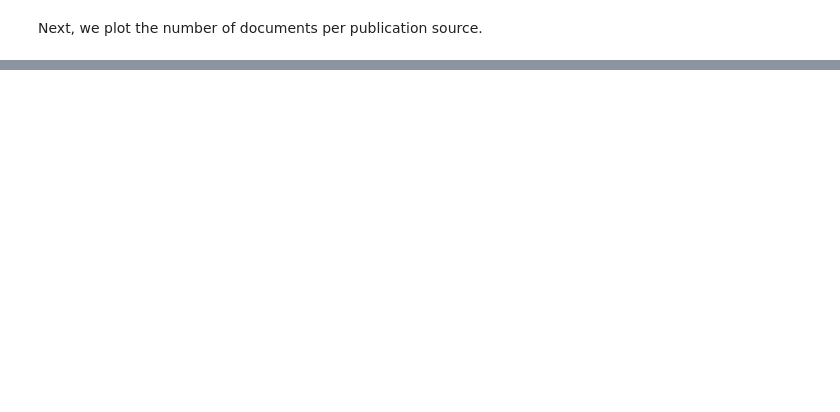
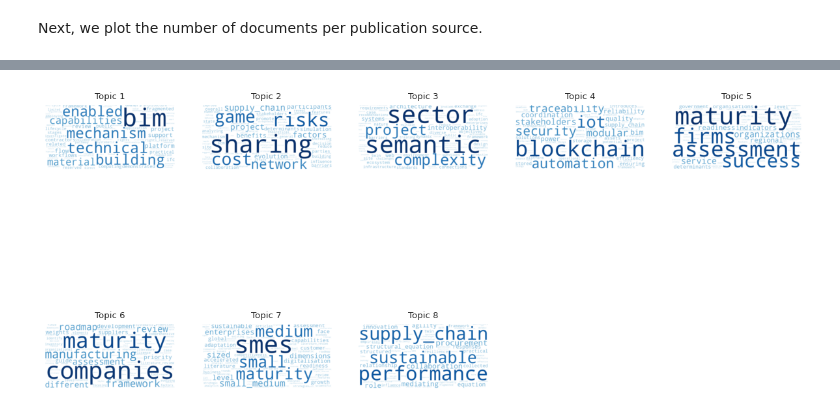
Before and after one commit to aliyaaar/litstudy, a Jupyter notebook: notebooks/mtl.ipynb, the cells around one changed output, grey strips where cells are left out. Cells and saved outputs as stored; diff of their text form; code cells hidden in the pictures; blank space fills up the shorter version.

```diff
--- a/notebooks/mtl.ipynb
+++ b/notebooks/mtl.ipynb
@@ -252,0 +361,18 @@ table.sort_values(by='ratio', ascending=False)
+# %%
+
+# NMF TOPIC MODELING
+
+num_topics = 8
+
+topic_model = litstudy.train_nmf_model(
+    corpus,
+    num_topics,
+    max_iter=250
+)
+
+# Menampilkan kata dominan tiap topik
+for i in range(num_topics):
+    print(
+        f"Topic {i+1}:",
+        topic_model.best_tokens_for_topic(i)
+    )
@@ -252,0 +388,14 @@ table.sort_values(by='ratio', ascending=False)
+# %%
+
+# TOPIC WORD CLOUDS
+
+plt.figure(figsize=(15, 8))
+
+litstudy.plot_topic_clouds(
+    topic_model,
+    ncols=5
+)
+
+plt.show()
+# %% [output]
+[figure, added]
```
Also changed, not shown: parts of 61 cells of this notebook.
